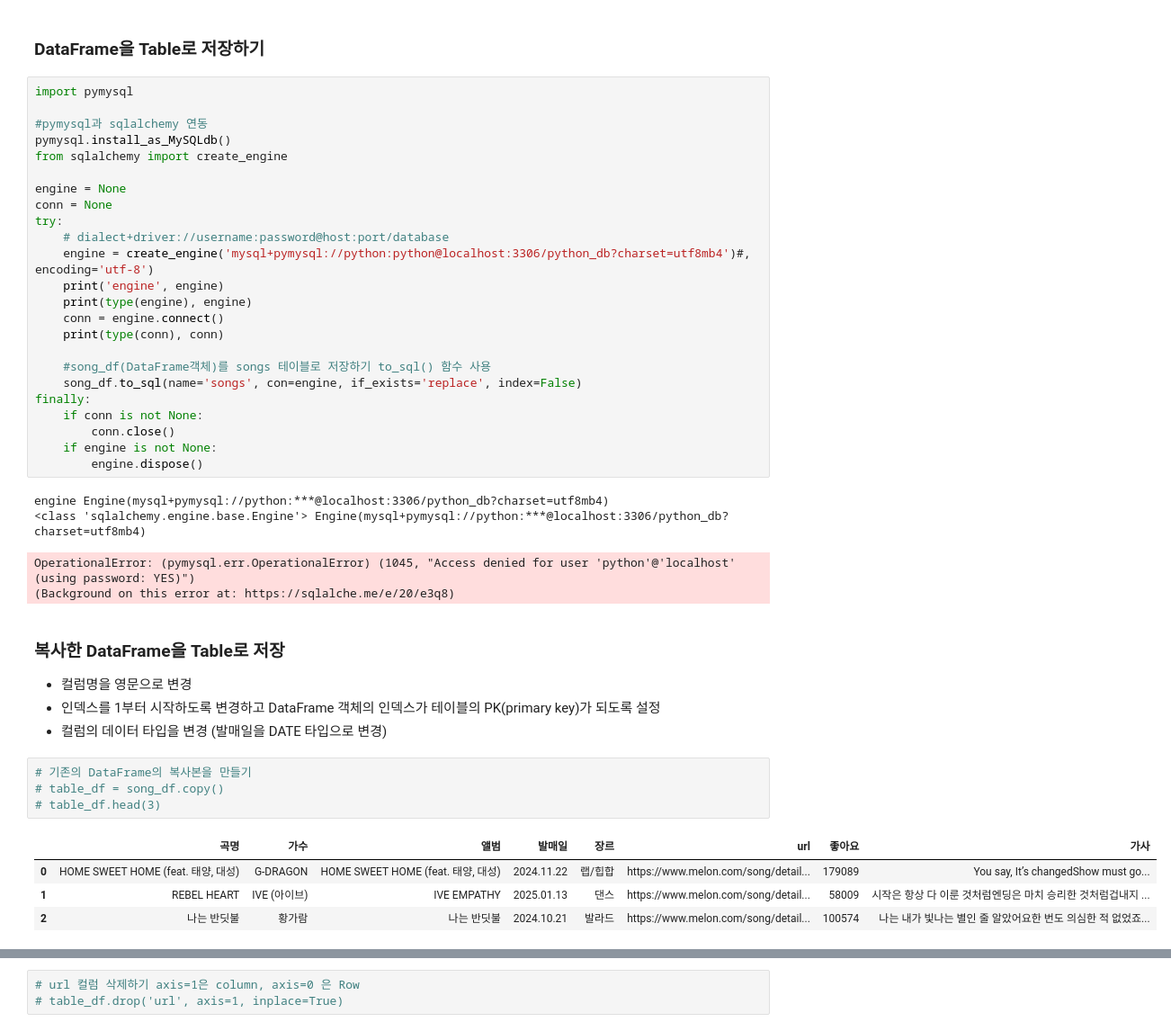
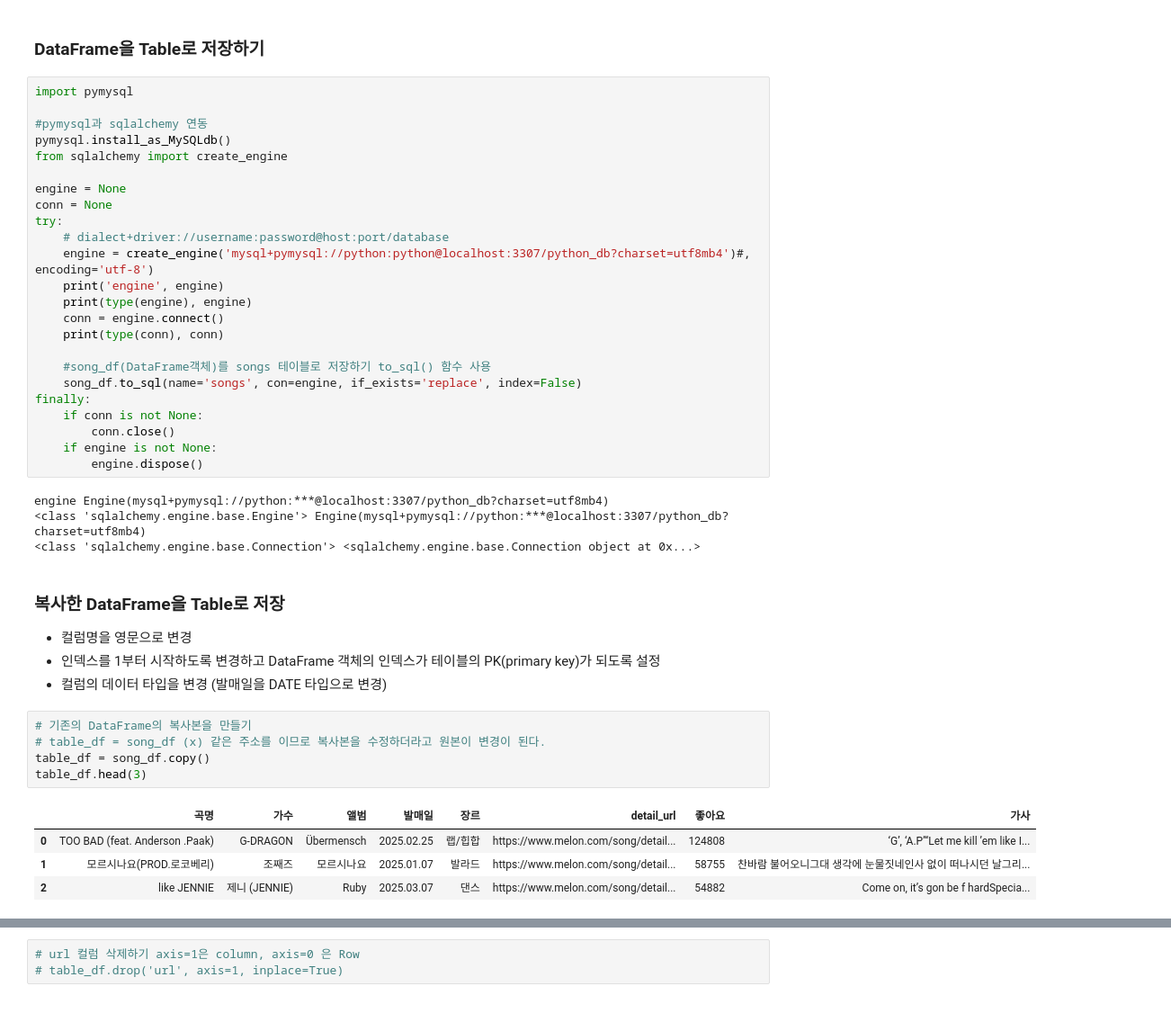
Before and after one commit to hhye0/Python_Webscraping_analysis, a Jupyter notebook: 04.Melon100차트_데이터파싱_DB저장.ipynb, the cells around one changed output, grey strips where cells are left out. Shown: that part at 90% size. Drawn from its saved outputs; the diff is of its cells as text.

```diff
--- a/04.Melon100차트_데이터파싱_DB저장.ipynb
+++ b/04.Melon100차트_데이터파싱_DB저장.ipynb
@@ -380,7 +380,7 @@ engine = None
 conn = None
 try:
     # dialect+driver://username:password@host:port/database
-    engine = create_engine('mysql+pymysql://python:python@localhost:3306/python_db?charset=utf8mb4')#, encoding='utf-8')
+    engine = create_engine('mysql+pymysql://python:python@localhost:3307/python_db?charset=utf8mb4')#, encoding='utf-8')
     print('engine', engine)
     print(type(engine), engine)
     conn = engine.connect()
@@ -394,10 +394,9 @@ finally:
     if engine is not None:
         engine.dispose()
 # %% [output]
-engine Engine(mysql+pymysql://python:***@localhost:3306/python_db?charset=utf8mb4)
-<class 'sqlalchemy.engine.base.Engine'> Engine(mysql+pymysql://python:***@localhost:3306/python_db?charset=utf8mb4)
+engine Engine(mysql+pymysql://python:***@localhost:3307/python_db?charset=utf8mb4)
+<class 'sqlalchemy.engine.base.Engine'> Engine(mysql+pymysql://python:***@localhost:3307/python_db?charset=utf8mb4)
+<class 'sqlalchemy.engine.base.Connection'> <sqlalchemy.engine.base.Connection object at 0x...>
-OperationalError: (pymysql.err.OperationalError) (1045, "Access denied for user 'python'@'localhost' (using password: YES)")
-(Background on this error at: https://sqlalche.me/e/20/e3q8)
 # %% [markdown]
 ### 복사한 DataFrame을 Table로 저장
 * 컬럼명을 영문으로 변경
@@ -405,11 +404,12 @@ OperationalError: (pymysql.err.OperationalError) (1045, "Access denied for user
 * 컬럼의 데이터 타입을 변경 (발매일을 DATE 타입으로 변경)
 # %%
 # 기존의 DataFrame의 복사본을 만들기
-# table_df = song_df.copy()
-# table_df.head(3)
+# table_df = song_df (x) 같은 주소를 이므로 복사본을 수정하더라고 원본이 변경이 된다.
+table_df = song_df.copy()
+table_df.head(3)
 # %% [output]
-|  | 곡명 | 가수 | 앨범 | 발매일 | 장르 | url | 좋아요 | 가사 |
-| 0 | HOME SWEET HOME (feat. 태양, 대성) | G-DRAGON | HOME SWEET HOME (feat. 태양, 대성) | 2024.11.22 | 랩/힙합 | https://www.melon.com/song/detail... | 179089 | You say, It’s changedShow must go... |
-| 1 | REBEL HEART | IVE (아이브) | IVE EMPATHY | 2025.01.13 | 댄스 | https://www.melon.com/song/detail... | 58009 | 시작은 항상 다 이룬 것처럼엔딩은 마치 승리한 것처럼겁내지 ... |
-| 2 | 나는 반딧불 | 황가람 | 나는 반딧불 | 2024.10.21 | 발라드 | https://www.melon.com/song/detail... | 100574 | 나는 내가 빛나는 별인 줄 알았어요한 번도 의심한 적 없었죠... |
+|  | 곡명 | 가수 | 앨범 | 발매일 | 장르 | detail_url | 좋아요 | 가사 |
+| 0 | TOO BAD (feat. Anderson .Paak) | G-DRAGON | Übermensch | 2025.02.25 | 랩/힙합 | https://www.melon.com/song/detail... | 124808 | ‘G’, ‘A.P’“Let me kill ’em like I... |
+| 1 | 모르시나요(PROD.로코베리) | 조째즈 | 모르시나요 | 2025.01.07 | 발라드 | https://www.melon.com/song/detail... | 58755 | 찬바람 불어오니그대 생각에 눈물짓네인사 없이 떠나시던 날그리... |
+| 2 | like JENNIE | 제니 (JENNIE) | Ruby | 2025.03.07 | 댄스 | https://www.melon.com/song/detail... | 54882 | Come on, it’s gon be f hardSpecia... |
 # %%
```
Also changed, not shown: parts of 13 cells of this notebook, 1 other file.
